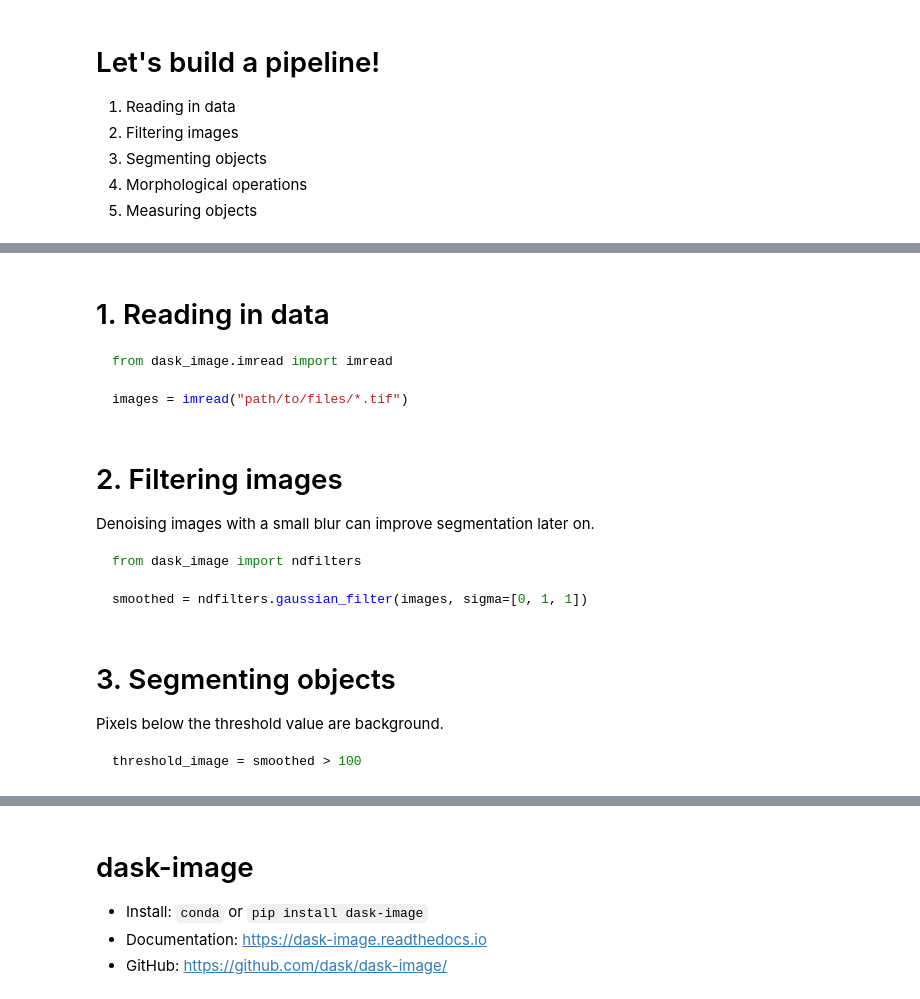
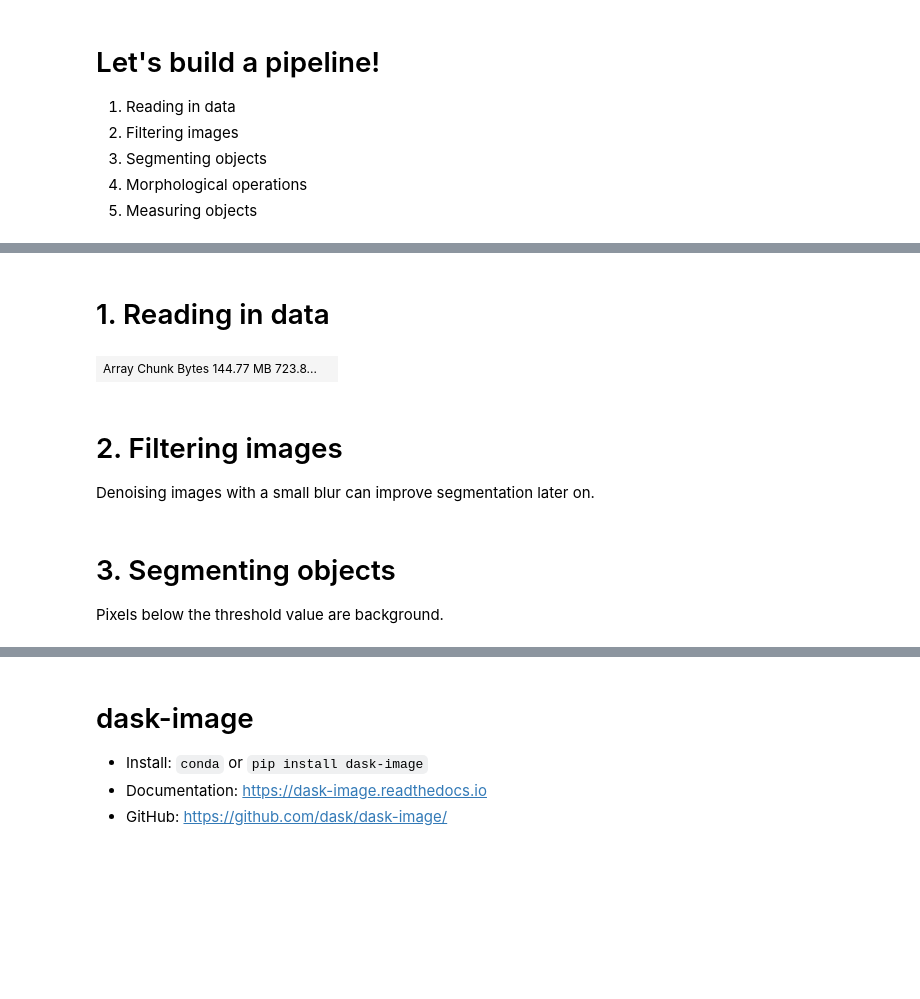
Before and after one commit to GenevieveBuckley/dask-image-talk-2020, a Jupyter notebook: presentation.ipynb, the cells around one changed output, grey strips where cells are left out. Cells and saved outputs as stored; diff of their text form; code cells hidden in the pictures; blank space fills up the shorter version.

````diff
--- a/presentation.ipynb
+++ b/presentation.ipynb
@@ -81,17 +88,14 @@ http://matthewrocklin.com/blog/work/2019/01/03/dask-array-gpus-first-steps
 # %% [markdown]
 # 1. Reading in data
-
-```python
-from dask_image.imread import imread
-
-images = imread("path/to/files/*.tif")
-```
+# %%
+from dask_image.imread import imread
+
+images = imread('data/BBBC039/images/*.tif')
+# images_on_gpu = imread('data/BBBC039/images/*.tif', arraytype="cupy")
+
+images
+# %% [output]
+| Array Chunk Bytes 144.77 MB 723.8... |  |
 # %% [markdown]
 # 2. Filtering images
 Denoising images with a small blur can improve segmentation later on.
-
-```python
-from dask_image import ndfilters
-
-smoothed = ndfilters.gaussian_filter(images, sigma=[0, 1, 1])
-```
@@ -98,7 +106,3 @@ smoothed = ndfilters.gaussian_filter(images, sigma=[0, 1, 1])
 # %% [markdown]
 # 3. Segmenting objects
 Pixels below the threshold value are background.
-
-```python
-threshold_image = smoothed > 100
-```
````
Also changed, not shown: parts of 24 cells of this notebook.
